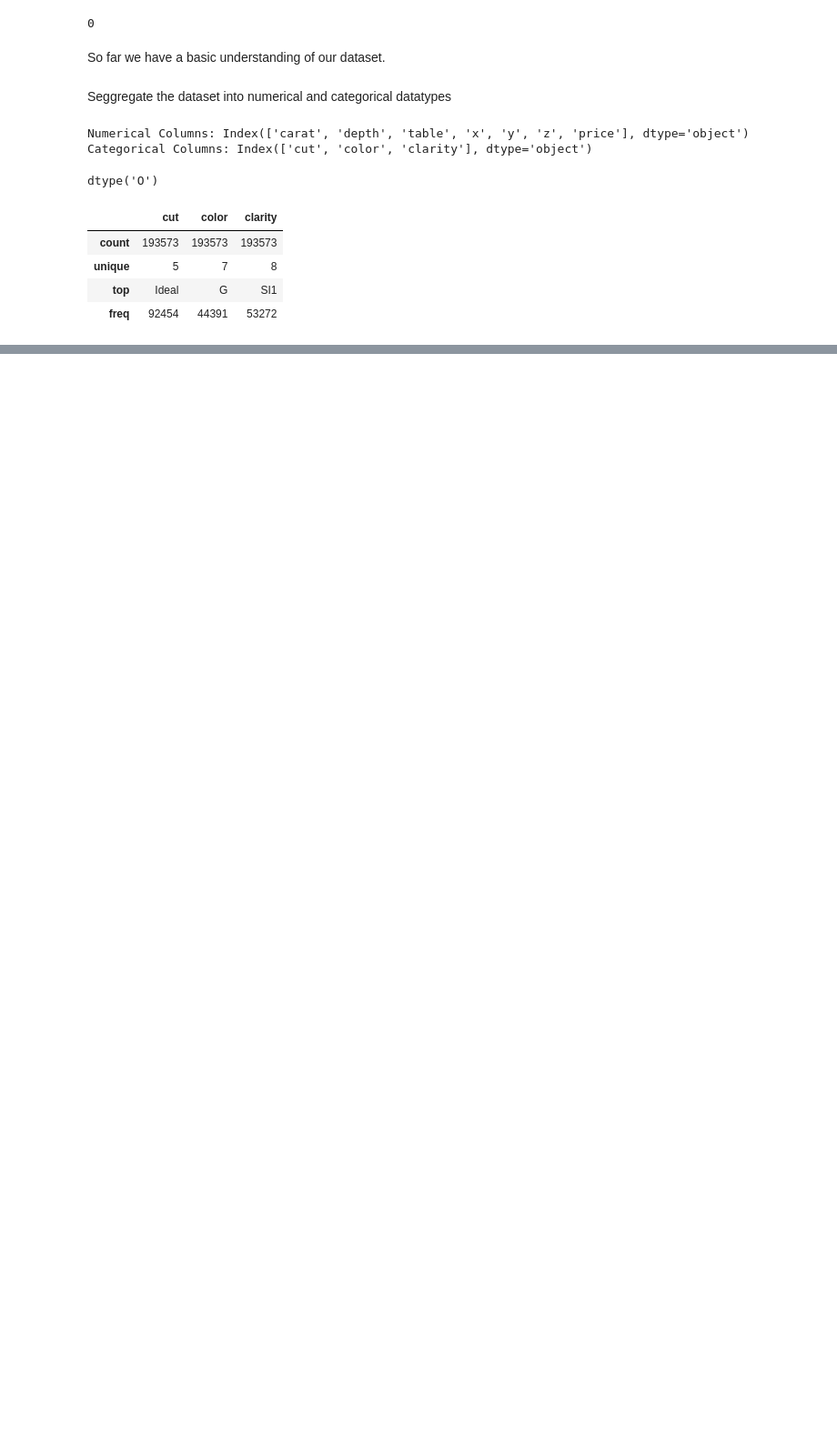
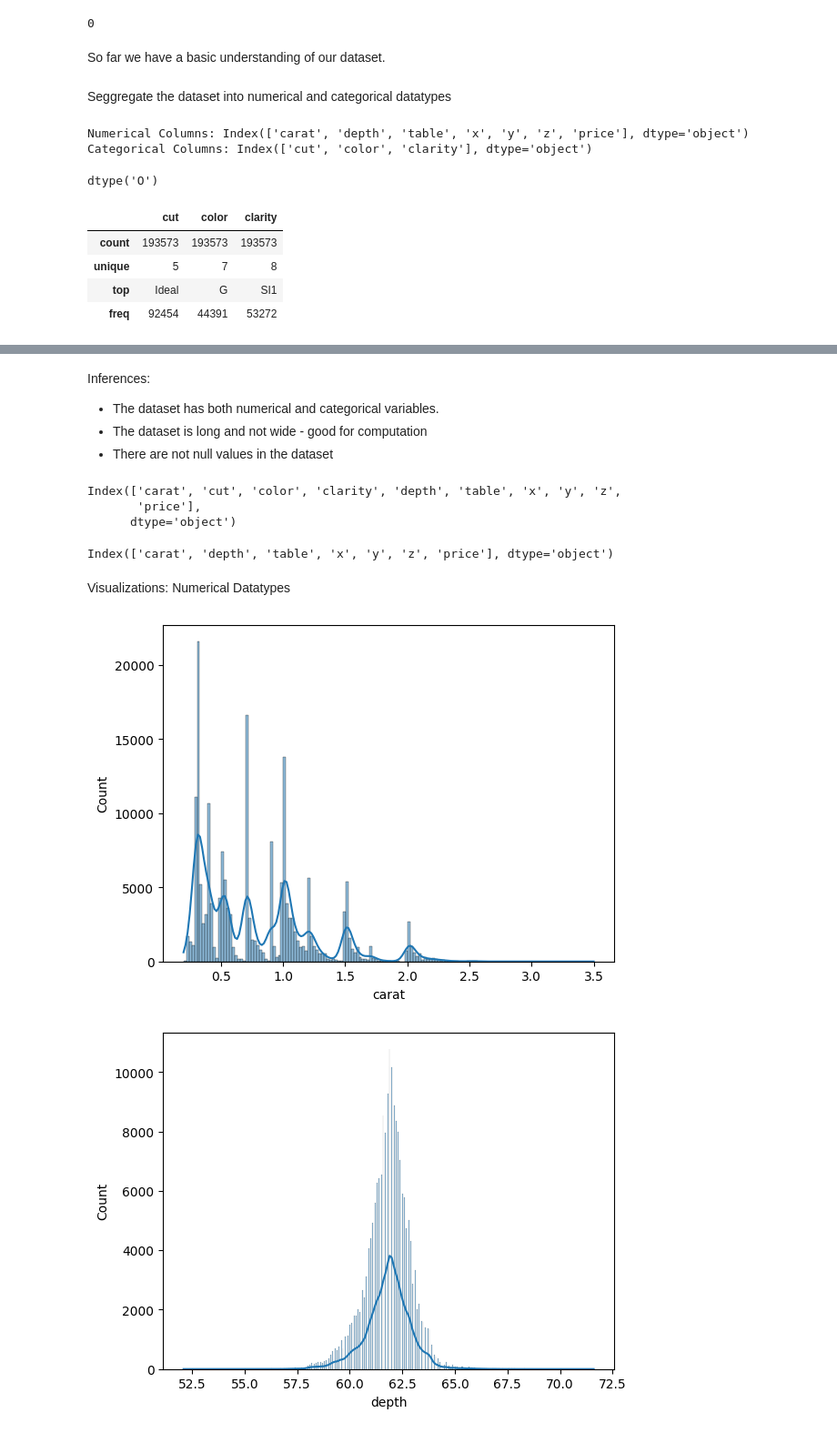
Before and after one commit to avhukk/LiveProjectML, a Jupyter notebook: notebooks/EDA.ipynb, the cells around one changed output, grey strips where cells are left out. Shown at 91% size. Saved outputs shown, nothing was run; the diff lists cells and outputs as text; code cells hidden in the pictures; blank space fills up the shorter version.

```diff
--- a/notebooks/EDA.ipynb
+++ b/notebooks/EDA.ipynb
@@ -99,0 +110,28 @@ df[categorical_columns].describe()
+# %% [markdown]
+Inferences:
+- The dataset has both numerical and categorical variables.
+- The dataset is long and not wide - good for computation
+- There are not null values in the dataset
+# %%
+df.columns
+# %% [output]
+Index(['carat', 'cut', 'color', 'clarity', 'depth', 'table', 'x', 'y', 'z',
+       'price'],
+      dtype='object')
+# %%
+numerical_columns
+# %% [output]
+Index(['carat', 'depth', 'table', 'x', 'y', 'z', 'price'], dtype='object')
+# %% [markdown]
+Visualizations: Numerical Datatypes
+# %%
+import seaborn as sns
+import matplotlib.pyplot as plt
+x = 1
+for i in numerical_columns:
+    sns.histplot(data = df, x = i, kde = True)
+    print("\n")
+    plt.show()
+# %% [output]
+[figure, added]
+[figure, added]
```
Also changed, not shown: parts of 8 cells of this notebook.
